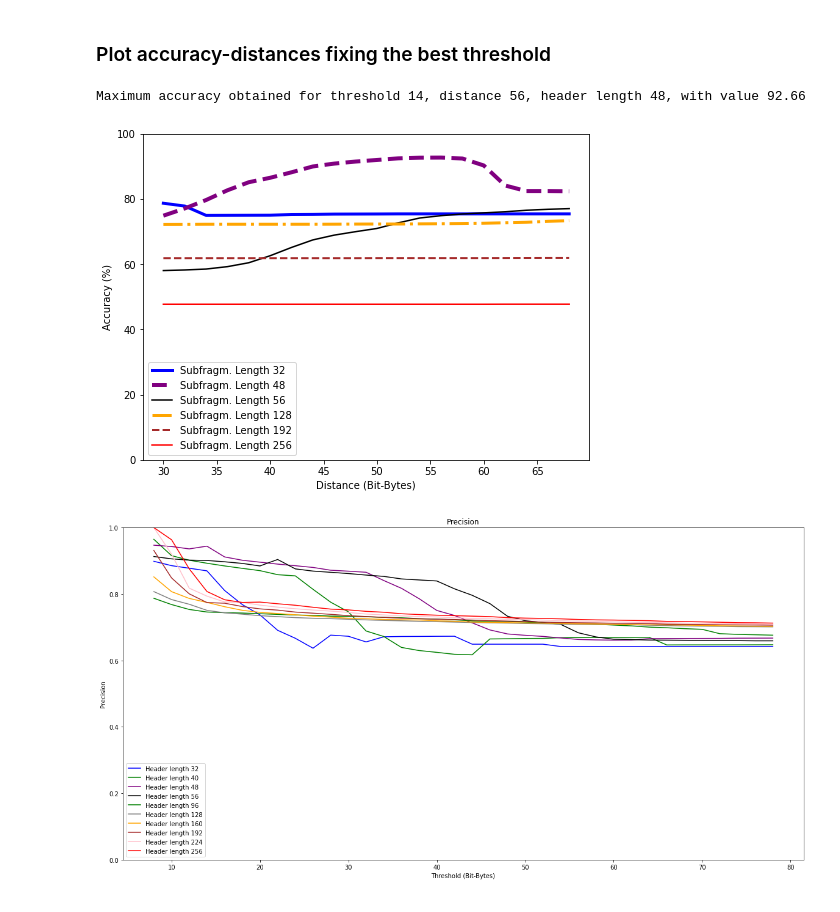
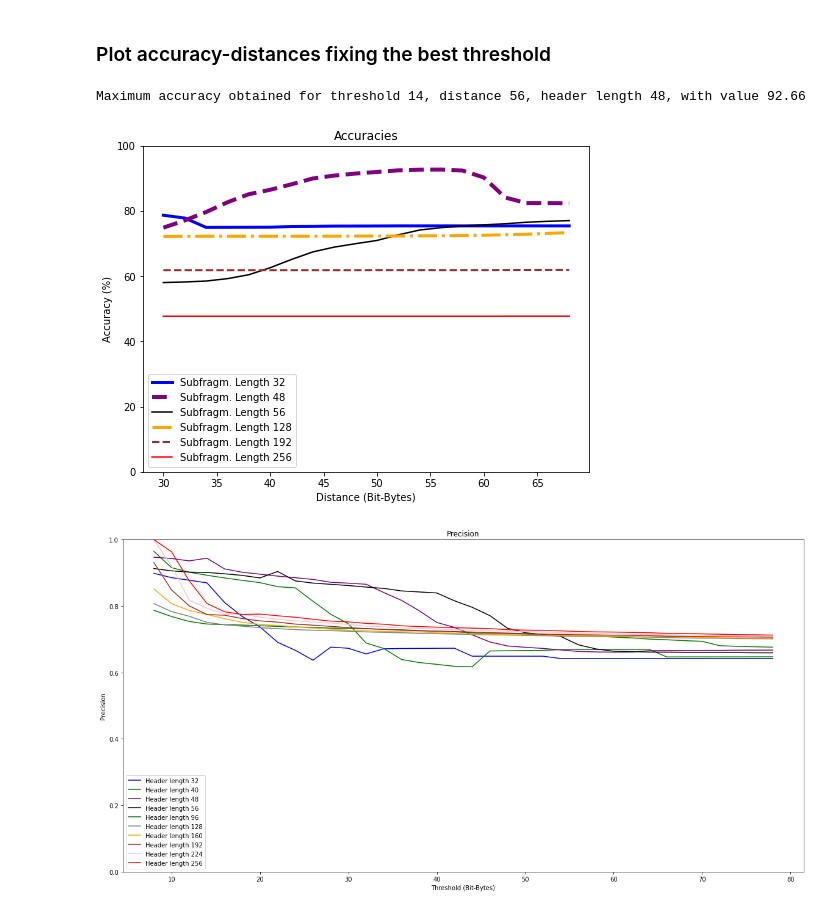
Before and after one commit to gomitolof/DAA-for-Ransomware-detection, a Jupyter notebook: models_mix/4F_mix_avg.ipynb, the cells around one changed output. Saved outputs shown, nothing was run; the diff lists cells and outputs as text; code cells hidden in the pictures.

```diff
--- a/models_mix/4F_mix_avg.ipynb
+++ b/models_mix/4F_mix_avg.ipynb
@@ -323,32 +323,32 @@ Maximum accuracy obtained for threshold 14, distance 56, header length 48, with
 # %%
 ind = np.unravel_index(np.argmax(acc_des, axis=None), acc_des.shape)
 t = ind[0]
 print("Maximum accuracy obtained for threshold %2d, distance %2d, header length %2d, with value %3.2f" % (thresholds[ind[0]], distances[ind[1]], 8*(ind[2]+1), acc_des[ind]))
 
 # Accuracy = (TP+TN)/(TP+TN+FP+FN)
 hl_dist = acc_des.transpose()
 
 # Plot of the accuracies obtained using different threshold and different header lengths
 plt.figure(figsize=(8,6))
-#plt.title("Accuracies")
+plt.title("Accuracies")
 plt.xlabel("Distance (Bit-Bytes)")
 plt.ylabel("Accuracy (%)")
 plt.plot(distances, hl_dist[3,:,t], color="blue",linewidth=3,linestyle='-', label="Subfragm. Length 32")
 #plt.plot(thresholds, hl_thresh[4][d], color="green", label="Length 40")
 plt.plot(distances, hl_dist[5,:,t], color="purple",linewidth=4,linestyle='--', label="Subfragm. Length 48")
 plt.plot(distances, hl_dist[6,:,t], color="black",linewidth=1.5,linestyle='-', label="Subfragm. Length 56")
 plt.plot(distances, hl_dist[15,:,t], color="orange",linewidth=3,linestyle='-.', label="Subfragm. Length 128")
 #plt.plot(thresholds, hl_thresh[19][d], color="orange", label="Fragm. length 160")
 plt.plot(distances, hl_dist[23,:,t], color="brown",linewidth=2,linestyle='--', label="Subfragm. Length 192")
 #plt.plot(thresholds, hl_thresh[27][d], color="pink", label="Fragm. length 224")
 plt.plot(distances, hl_dist[31,:,t], color="red",linewidth=1.5,linestyle='-', label="Subfragm. Length 256")
 plt.legend()
 plt.ylim([0, 100])
 plt.savefig('../Img/acc_4F_mix_dist.pdf')
 plt.show()
 # %% [output]
 Maximum accuracy obtained for threshold 14, distance 56, header length 48, with value 92.66
-[figure, old version]
+[figure, new version]
 # %%
 #Precision = TP/TP+FP
 
```
Also changed, not shown: 5 other files.
